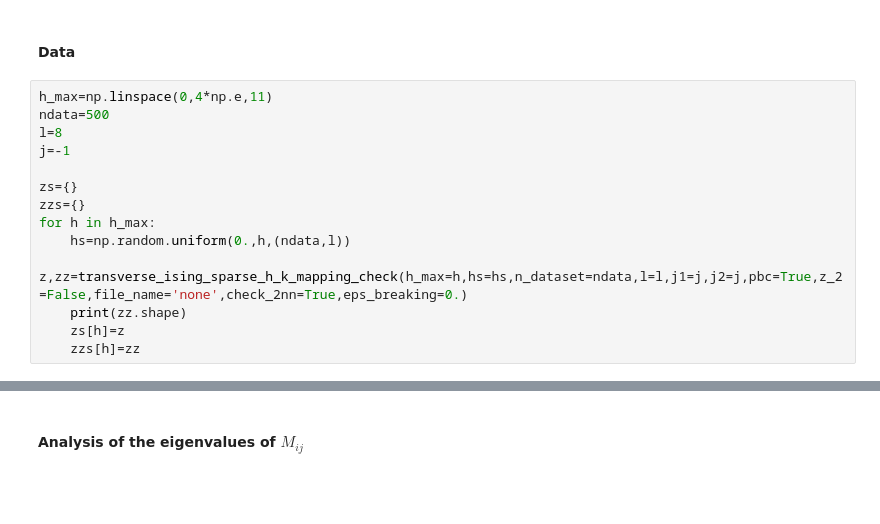
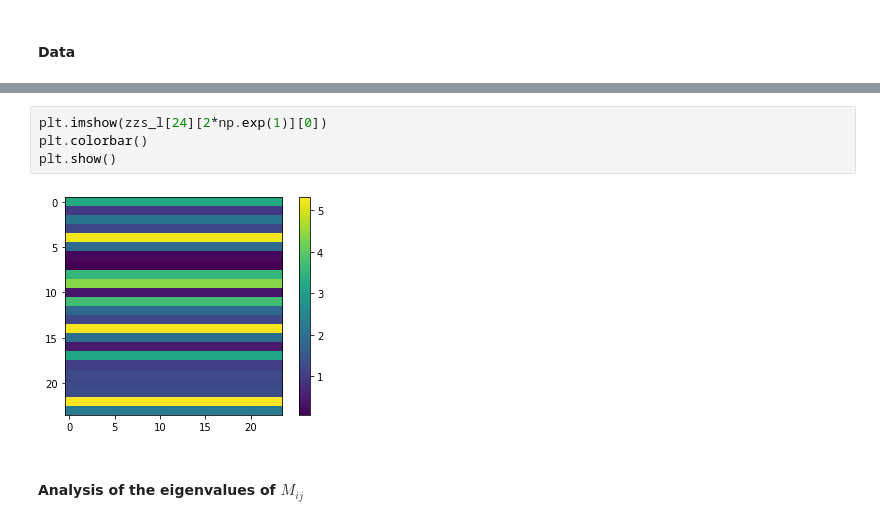
Before and after one commit to emacosta95/quantum_simulations_for_ising, a Jupyter notebook: H-M_mapping_test.ipynb, the cells around one changed output, grey strips where cells are left out. Cells and saved outputs as stored; diff of their text form; blank space fills up the shorter version.

```diff
--- a/H-M_mapping_test.ipynb
+++ b/H-M_mapping_test.ipynb
@@ -193,17 +193,3 @@ os.environ["OMP_NUM_THREADS"] = str(
 os.environ["MKL_NUM_THREADS"] = str(3)  # set number of MKL threads to run in parallel
 # %% [markdown]
 #### Data
-# %%
-h_max=np.linspace(0,4*np.e,11)
-ndata=500
-l=8
-j=-1
-
-zs={}
-zzs={}
-for h in h_max:
-    hs=np.random.uniform(0.,h,(ndata,l))
-    z,zz=transverse_ising_sparse_h_k_mapping_check(h_max=h,hs=hs,n_dataset=ndata,l=l,j1=j,j2=j,pbc=True,z_2=False,file_name='none',check_2nn=True,eps_breaking=0.)
-    print(zz.shape)
-    zs[h]=z
-    zzs[h]=zz
@@ -222,3 +212,9 @@ for h in h_max:
+# %%
+plt.imshow(zzs_l[24][2*np.exp(1)][0])
+plt.colorbar()
+plt.show()
+# %% [output]
+[figure, added]
 # %% [markdown]
 #### Analysis of the eigenvalues of $M_{ij}$
 # %%
```
Also changed, not shown: parts of 4 cells of this notebook, 7 other files.
